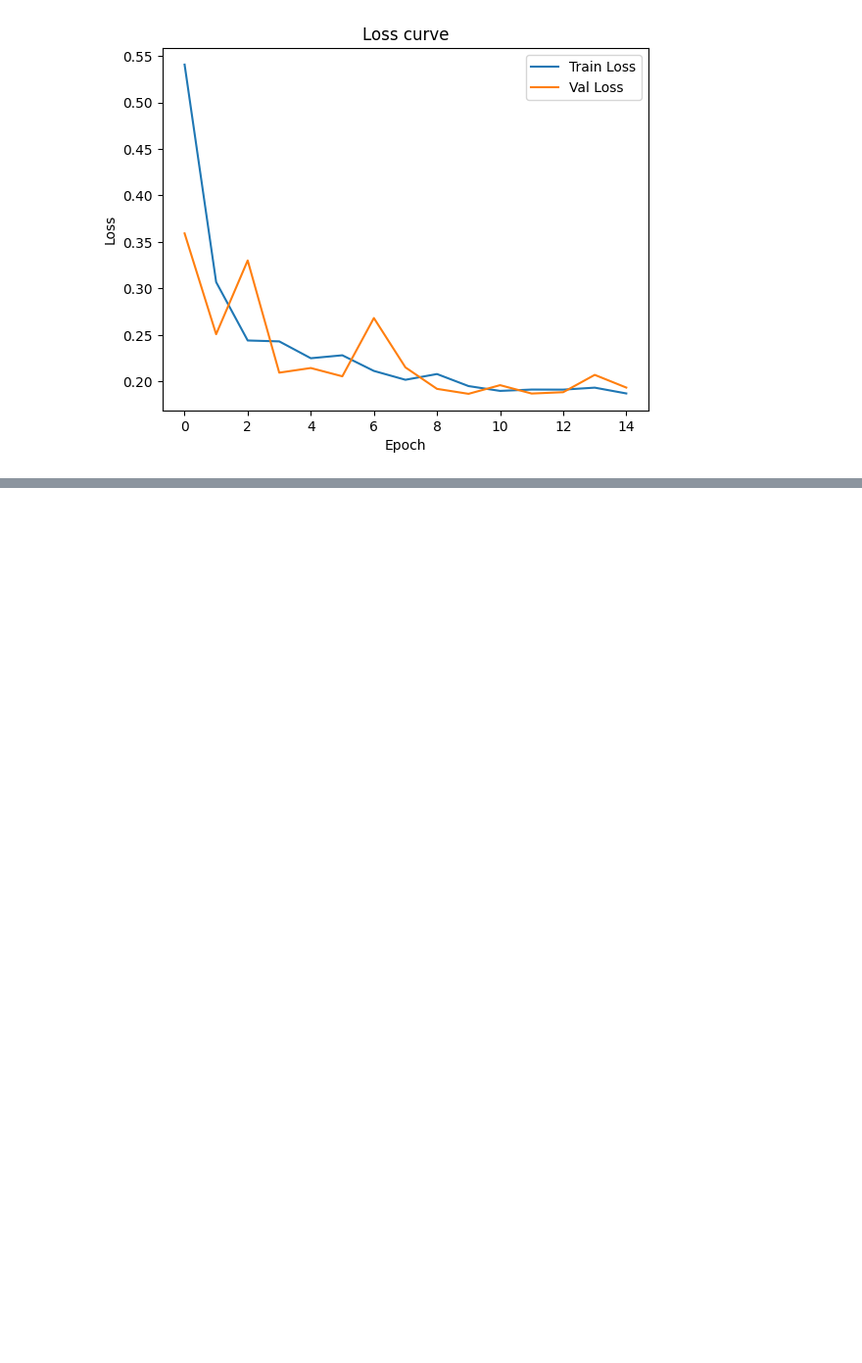
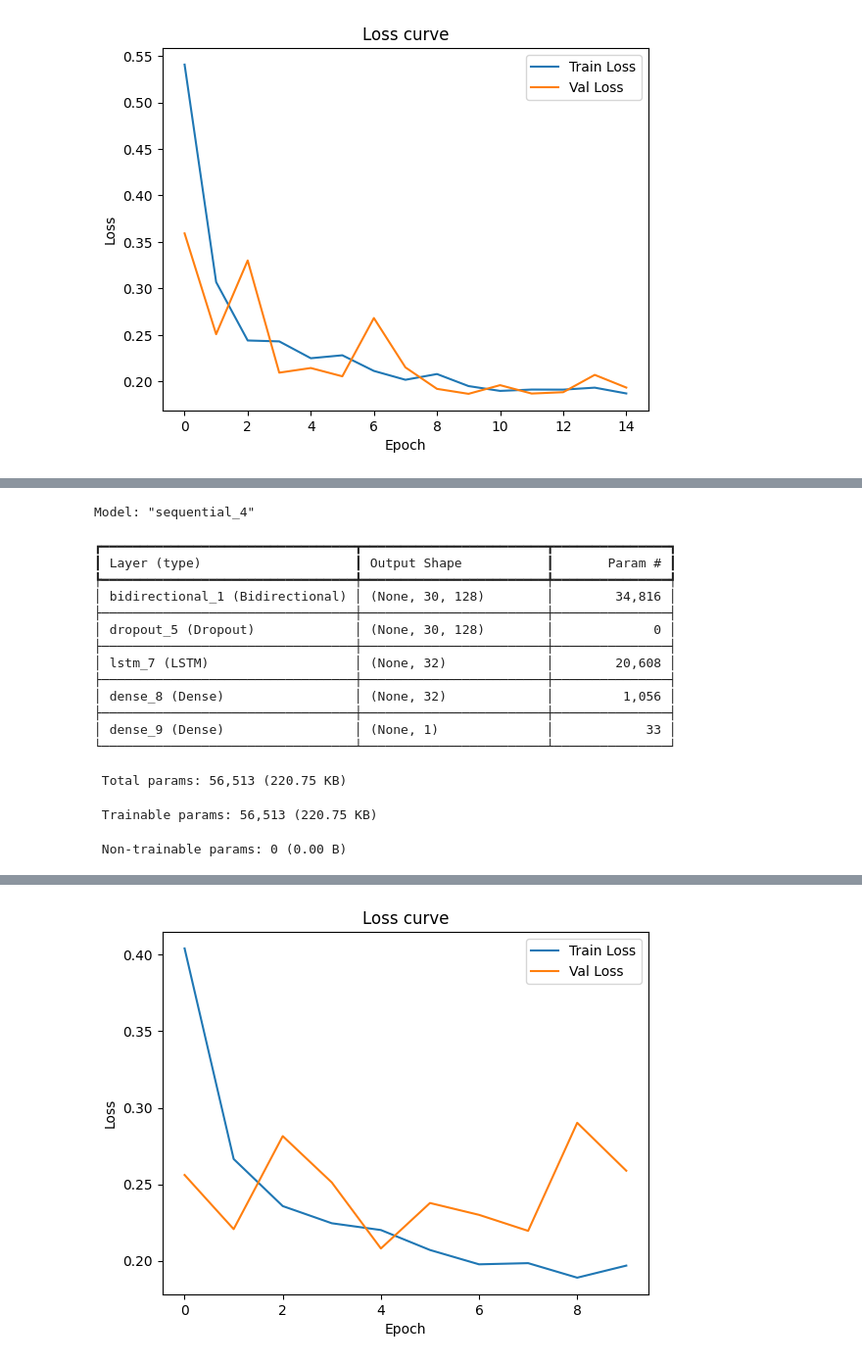
Before and after one commit to ludwigenvall/churn-prediction-dl, a Jupyter notebook: 03_train_lstm_model.ipynb, the cells around one changed output, grey strips where cells are left out. Shown at 98% size. Saved outputs shown, nothing was run; the diff lists cells and outputs as text; code cells hidden in the pictures; blank space fills up the shorter version.

```diff
--- a/03_train_lstm_model.ipynb
+++ b/03_train_lstm_model.ipynb
@@ -143,0 +164,49 @@ plt.show()
+# %%
+
+from tensorflow.keras.layers import Bidirectional
+
+model = Sequential([
+    Bidirectional(LSTM(64, return_sequences=True), input_shape=(30, 3)),
+    Dropout(0.3),
+    LSTM(32),
+    Dense(32, activation='relu'),
+    Dense(1, activation='sigmoid')
+])
+
+model = compile_lstm_model(model)
+model.summary()
+
+# Train the model
+history = model.fit(
+    X_train, y_train,
+    epochs=30,
+    batch_size=64,
+    validation_split=0.2,
+    callbacks=[early_stop]
+)
+
+plt.plot(history.history['loss'], label='Train Loss')
+plt.plot(history.history['val_loss'], label='Val Loss')
+plt.xlabel('Epoch')
+plt.ylabel('Loss')
+plt.legend()
+plt.title('Loss curve')
+plt.show()
+# %% [output]
+Model: "sequential_4"
+┏━━━━━━━━━━━━━━━━━━━━━━━━━━━━━━━━━┳━━━━━━━━━━━━━━━━━━━━━━━━┳━━━━━━━━━━━━━━━┓
+┃ Layer (type)                    ┃ Output Shape           ┃       Param # ┃
+┡━━━━━━━━━━━━━━━━━━━━━━━━━━━━━━━━━╇━━━━━━━━━━━━━━━━━━━━━━━━╇━━━━━━━━━━━━━━━┩
+│ bidirectional_1 (Bidirectional) │ (None, 30, 128)        │        34,816 │
+├─────────────────────────────────┼────────────────────────┼───────────────┤
+│ dropout_5 (Dropout)             │ (None, 30, 128)        │             0 │
+├─────────────────────────────────┼────────────────────────┼───────────────┤
+│ lstm_7 (LSTM)                   │ (None, 32)             │        20,608 │
+├─────────────────────────────────┼────────────────────────┼───────────────┤
+│ dense_8 (Dense)                 │ (None, 32)             │         1,056 │
+├─────────────────────────────────┼────────────────────────┼───────────────┤
+│ dense_9 (Dense)                 │ (None, 1)              │            33 │
+└─────────────────────────────────┴────────────────────────┴───────────────┘
+ Total params: 56,513 (220.75 KB)
+ Trainable params: 56,513 (220.75 KB)
+ Non-trainable params: 0 (0.00 B)
@@ -143,0 +233 @@ plt.show()
+[figure, added]
```
Also changed, not shown: parts of 3 cells of this notebook.
